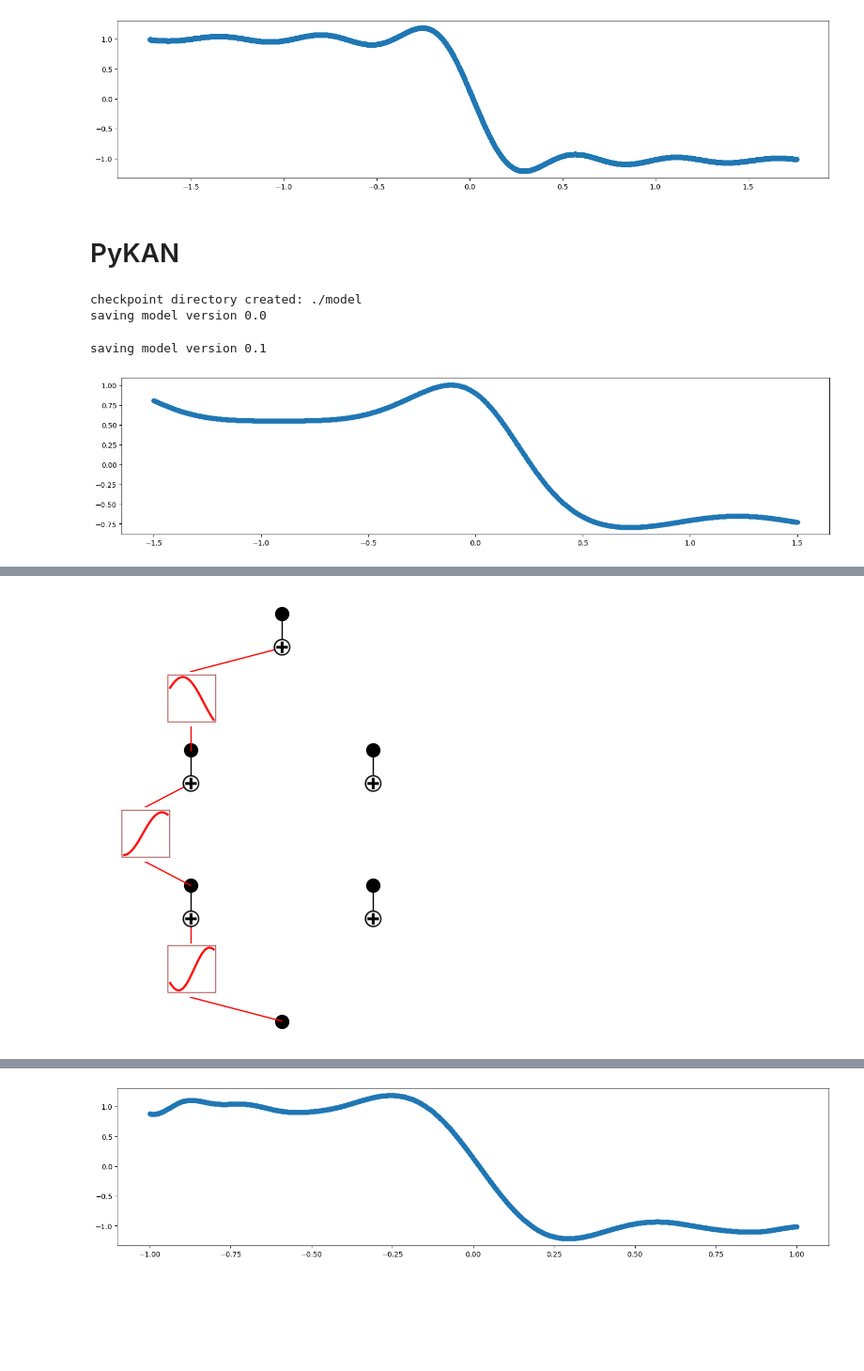
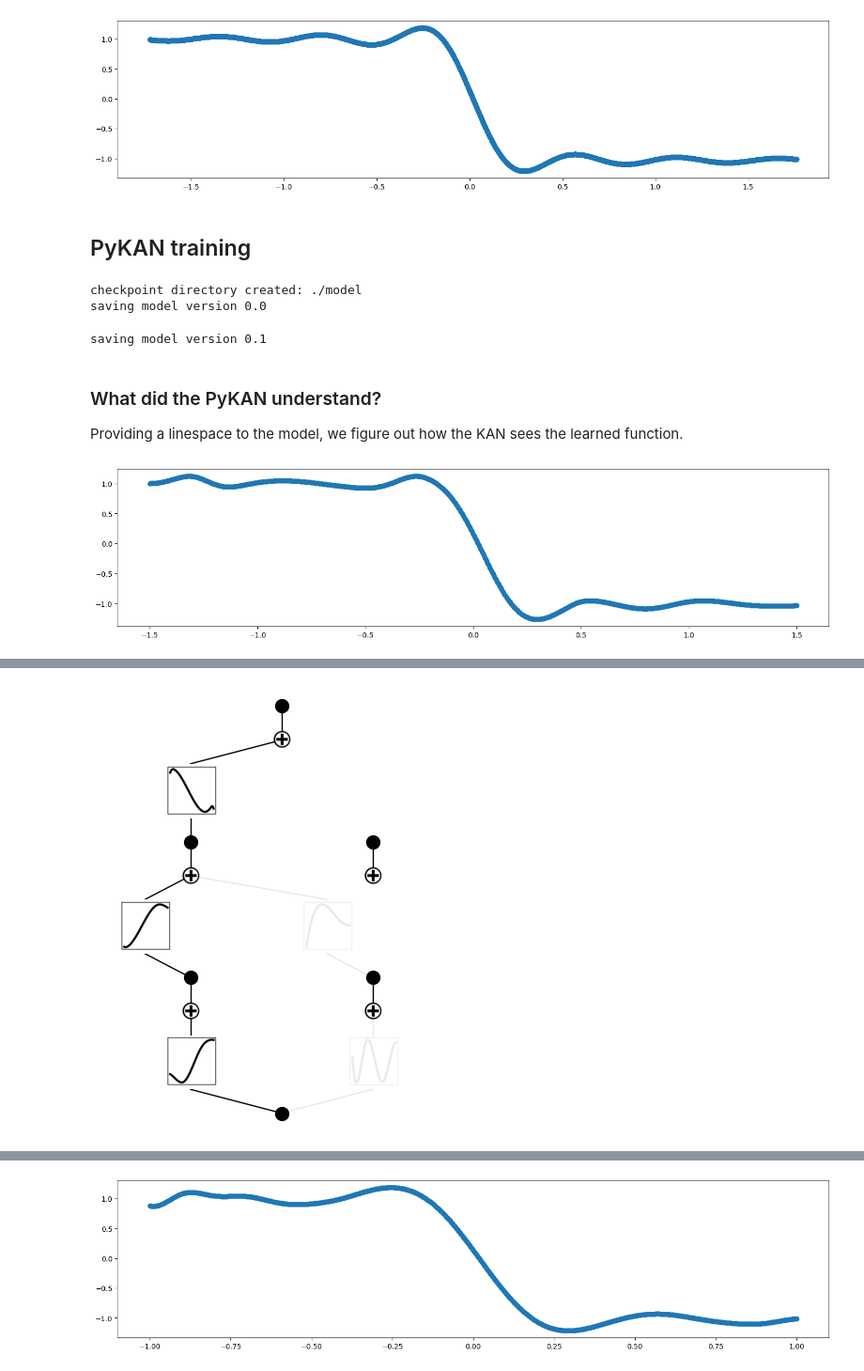
Before and after one commit to MrPio/KAN-Symbolic_Regression, a Jupyter notebook: Special_function.ipynb, the cells around one changed output, grey strips where cells are left out. Shown at 94% size. Drawn from its saved outputs; the diff is of its cells as text; code cells hidden in the pictures; blank space fills up the shorter version.

Commit message:
Add Special_function notebook description

```diff
--- a/Special_function.ipynb
+++ b/Special_function.ipynb
@@ -36,24 +42,25 @@ plt.show()
 # %% [output]
 [figure]
 # %% [markdown]
-# PyKAN
+## PyKAN training
 # %%
-model = KAN(width=[1, 2, 2, 1], grid=3, k=3)
-model.fit(dataset, opt="LBFGS", steps=60, lamb=0.001, lamb_entropy=4)
+model = PyKAN(width=[1, 2, 2, 1], grid=3, k=3)
+model.fit(dataset, opt="LBFGS", steps=100, lamb=0.002, lamb_entropy=4)
 pass
 # %% [output]
 checkpoint directory created: ./model
 saving model version 0.0
 saving model version 0.1
+# %% [markdown]
+### What did the PyKAN understand?
+Providing a linespace to the model, we figure out how the KAN sees the learned function.
 # %%
 x_axis = torch.linspace(-1.5, 1.5, steps=steps)
 y_axis = model(x_axis.view(-1, 1)).detach().numpy()
 fig, ax = plt.subplots()
 ax.scatter(x_axis, y_axis)
 fig.set_size_inches(18, 4)
 plt.show()
 model.plot()
-formula, variables = model.symbolic_formula(var=['x'])
-formula[0]
 # %% [output]
-[figure, old version]
+[figure, new version]
@@ -61,2 +67,2 @@ $\displaystyle - 1.06046175956726 \cos{\left(1.65044603019371 \sin{\left(1.78203
-[figure, old version]
+[figure, new version]
 # %%
```
Also changed, not shown: parts of 10 cells of this notebook.
